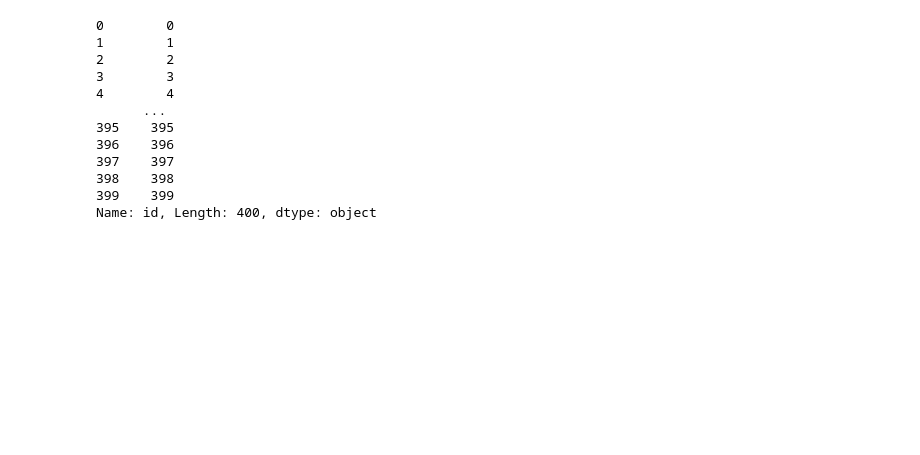
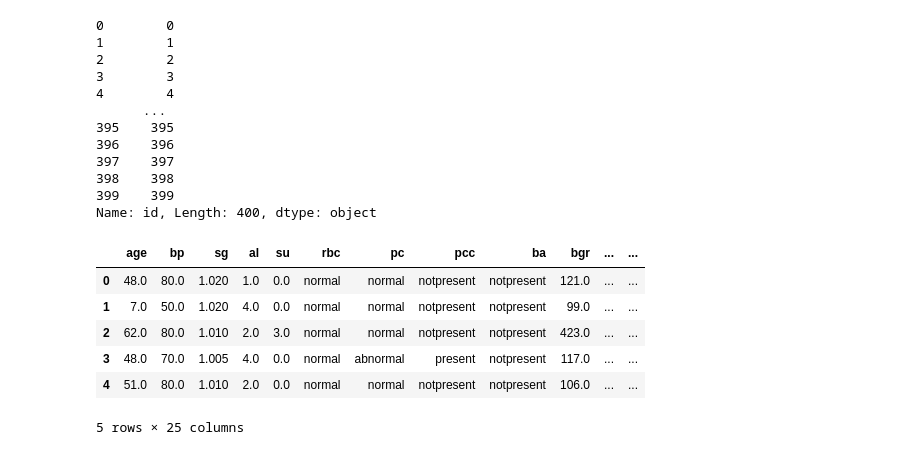
Before and after one commit to UjjwalRana12/Regression-ML, a Jupyter notebook: z6_kidney/kidney.ipynb, the cells around one changed output. Saved outputs shown, nothing was run; the diff lists cells and outputs as text; code cells hidden in the pictures; blank space fills up the shorter version.

```diff
--- a/z6_kidney/kidney.ipynb
+++ b/z6_kidney/kidney.ipynb
@@ -232,6 +216,16 @@ Name: id, Length: 400, dtype: object
 df_imputed=df_imputed.drop('id',axis=1)
 # %%
 
-df_imputed['age'] = df_imputed['age'].astype(str).replace('51.48337595907928', '55.0').astype(float)
+df_imputed['age'] = df_imputed['age'].astype(str).replace('51.48337595907928', '52.0').astype(float)
 df_imputed['bp'] = df_imputed['bp'].astype(str).replace('76.46907216494846', '76.0').astype(float)
 df_imputed['sg'] = df_imputed['sg'].astype(str).replace('1.0174079320113314', '1.017').astype(float)
+df_imputed['pcv'] = df_imputed['pcv'].astype(str).replace('\t43', '43')
+df_imputed['pcv'] = df_imputed['pcv'].astype(str).replace('\t?', '91')
+df_imputed['wc'] = df_imputed['wc'].astype(str).replace('\t8400', '8400')
+df_imputed['wc'] = df_imputed['wc'].astype(str).replace('\t?', '9800')
+df_imputed['rc'] = df_imputed['rc'].astype(str).replace('\t?', '5.8')
+df_imputed['dm'] = df_imputed['dm'].astype(str).replace('\tno', 'no')
+df_imputed['dm'] = df_imputed['dm'].astype(str).replace('\tyes', 'yes')
+df_imputed['dm'] = df_imputed['dm'].astype(str).replace(' yes', 'yes')
+df_imputed['cad']=df_imputed['cad'].astype(str).replace('\tno','no')
+df_imputed['classification']=df_imputed['classification'].astype(str).replace('ckd\t','ckd')
@@ -243,0 +232,10 @@ df_imputed['su']=df_imputed['su'].astype(int)
+# %%
+df_imputed.head()
+# %% [output]
+|  | age | bp | sg | al | su | rbc | pc | pcc | ba | bgr | ... | ... |
+| 0 | 48.0 | 80.0 | 1.020 | 1.0 | 0.0 | normal | normal | notpresent | notpresent | 121.0 | ... | ... |
+| 1 | 7.0 | 50.0 | 1.020 | 4.0 | 0.0 | normal | normal | notpresent | notpresent | 99.0 | ... | ... |
+| 2 | 62.0 | 80.0 | 1.010 | 2.0 | 3.0 | normal | normal | notpresent | notpresent | 423.0 | ... | ... |
+| 3 | 48.0 | 70.0 | 1.005 | 4.0 | 0.0 | normal | abnormal | present | notpresent | 117.0 | ... | ... |
+| 4 | 51.0 | 80.0 | 1.010 | 2.0 | 0.0 | normal | normal | notpresent | notpresent | 106.0 | ... | ... |
+5 rows × 25 columns
```
Also changed, not shown: parts of 21 cells of this notebook.
